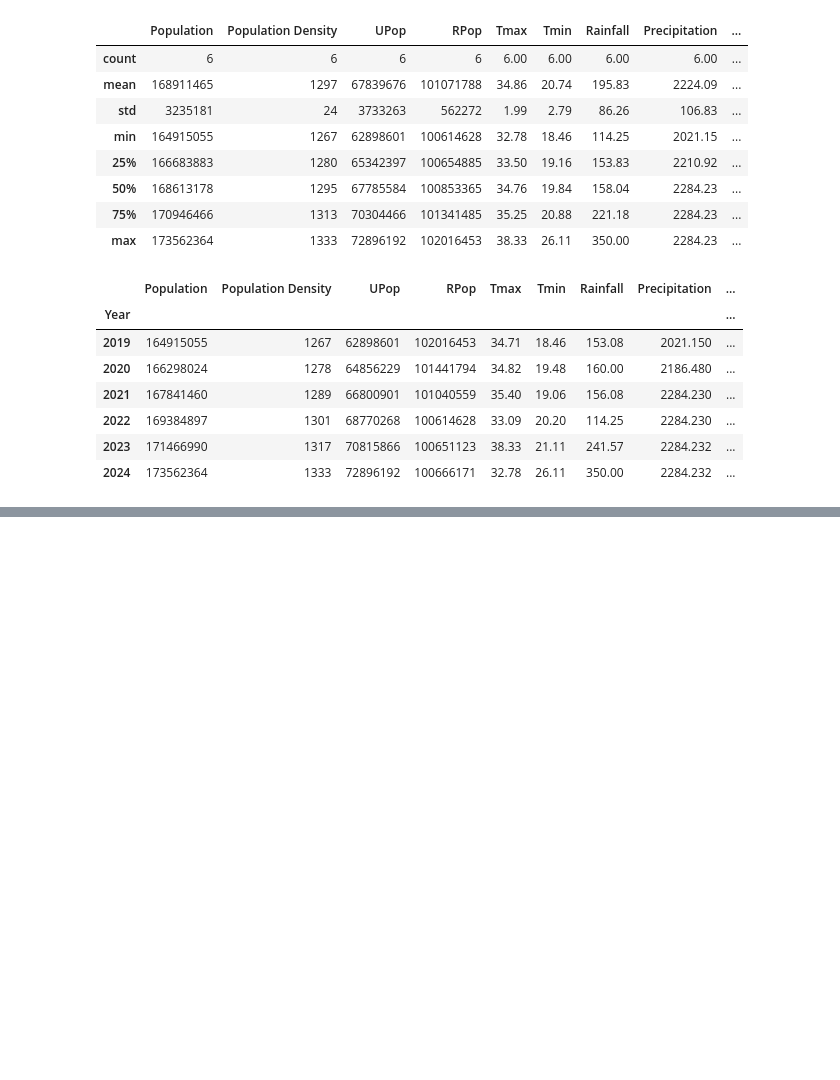
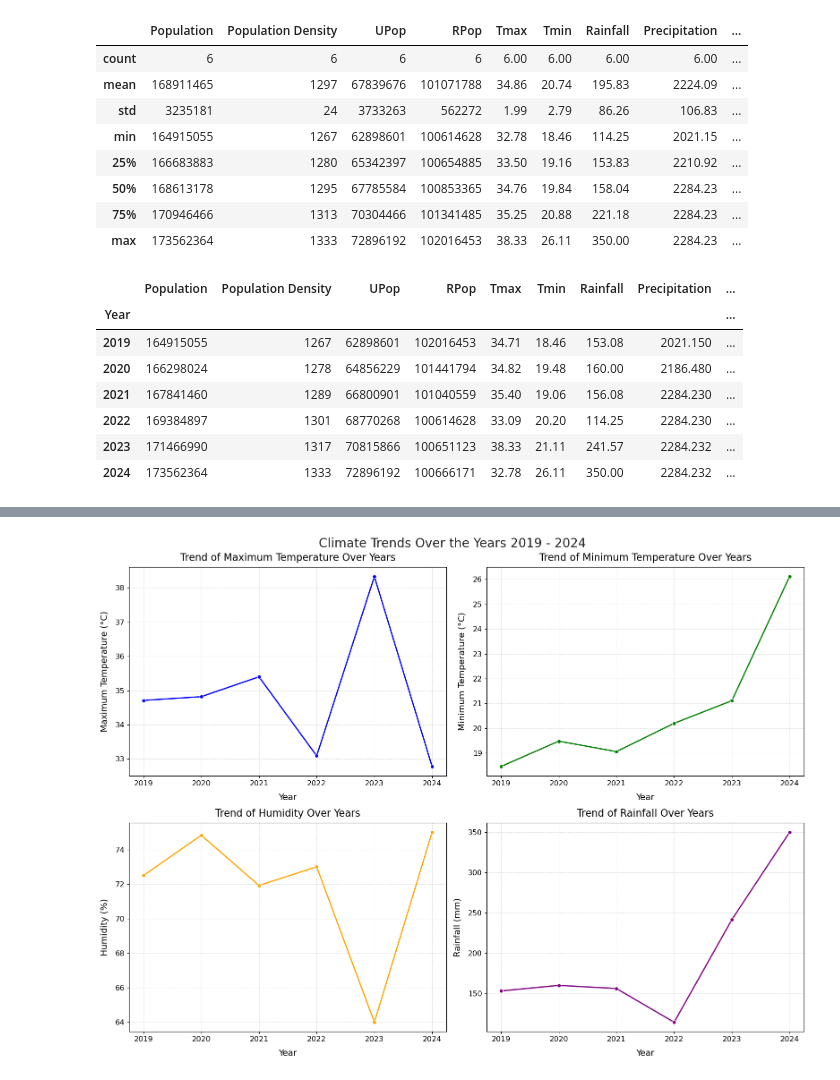
Before and after one commit to awnonbhowmik/DENV-Data-Analysis, a Jupyter notebook: main_endemic.ipynb, the cells around one changed output, grey strips where cells are left out. Cells and saved outputs as stored; diff of their text form; code cells hidden in the pictures; blank space fills up the shorter version.

```diff
--- a/main_endemic.ipynb
+++ b/main_endemic.ipynb
@@ -55,0 +93,84 @@ data_endemic
+# %%
+# Create subplots for visualization
+fig, axes = plt.subplots(2, 2, figsize=(16, 12))
+
+# Set a consistent style
+sns.set_style('whitegrid')
+
+# Plot Max T trend
+sns.lineplot(
+    ax=axes[0, 0],
+    x='Year',
+    y='Tmax',
+    data=data_endemic.reset_index(),
+    color='blue',
+    marker='o',
+    linewidth=2
+)
+axes[0, 0].set_title('Trend of Maximum Temperature Over Years', fontsize=16, pad=10)
+axes[0, 0].set_xlabel('Year', fontsize=14, labelpad=10)
+axes[0, 0].set_ylabel('Maximum Temperature (°C)', fontsize=14, labelpad=10)
+axes[0, 0].tick_params(axis='both', which='major', labelsize=12)
+axes[0, 0].grid(color='lightgray', linestyle='--', linewidth=0.5)
+axes[0, 0].set_xticks(range(2019, 2025, 1))
+
+# Plot Min T trend
+sns.lineplot(
+    ax=axes[0, 1],
+    x='Year',
+    y='Tmin',
+    data=data_endemic.reset_index(),
+    color='green',
+    marker='o',
+    linewidth=2
+)
+axes[0, 1].set_title('Trend of Minimum Temperature Over Years', fontsize=16, pad=10)
+axes[0, 1].set_xlabel('Year', fontsize=14, labelpad=10)
+axes[0, 1].set_ylabel('Minimum Temperature (°C)', fontsize=14, labelpad=10)
+axes[0, 1].tick_params(axis='both', which='major', labelsize=12)
+axes[0, 1].grid(color='lightgray', linestyle='--', linewidth=0.5)
+axes[0, 1].set_xticks(range(2019, 2025, 1))
+
+# Plot Humidity trend
+sns.lineplot(
+    ax=axes[1, 0],
+    x='Year',
+    y='Relative Humidity',
+    data=data_endemic.reset_index(),
+    color='orange',
+    marker='o',
+    linewidth=2
+)
+axes[1, 0].set_title('Trend of Humidity Over Years', fontsize=16, pad=10)
+axes[1, 0].set_xlabel('Year', fontsize=14, labelpad=10)
+axes[1, 0].set_ylabel('Humidity (%)', fontsize=14, labelpad=10)
+axes[1, 0].tick_params(axis='both', which='major', labelsize=12)
+axes[1, 0].grid(color='lightgray', linestyle='--', linewidth=0.5)
+axes[1, 0].set_xticks(range(2019, 2025, 1))
+
+# Plot Rainfall trend
+sns.lineplot(
+    ax=axes[1, 1],
+    x='Year',
+    y='Rainfall',
+    data=data_endemic.reset_index(),
+    color='purple',
+    marker='o',
+    linewidth=2
+)
+axes[1, 1].set_title('Trend of Rainfall Over Years', fontsize=16, pad=10)
+axes[1, 1].set_xlabel('Year', fontsize=14, labelpad=10)
+axes[1, 1].set_ylabel('Rainfall (mm)', fontsize=14, labelpad=10)
+axes[1, 1].tick_params(axis='both', which='major', labelsize=12)
+axes[1, 1].grid(color='lightgray', linestyle='--', linewidth=0.5)
+axes[1, 1].set_xticks(range(2019, 2025, 1))
+
+plt.suptitle('Climate Trends Over the Years 2019 - 2024', fontsize=20)
+
+# Adjust layout for better display
+plt.tight_layout()
+
+# Display the plots
+plt.show()
+# %% [output]
+[figure, added]
```
Also changed, not shown: parts of 3 cells of this notebook, 1 other file.
